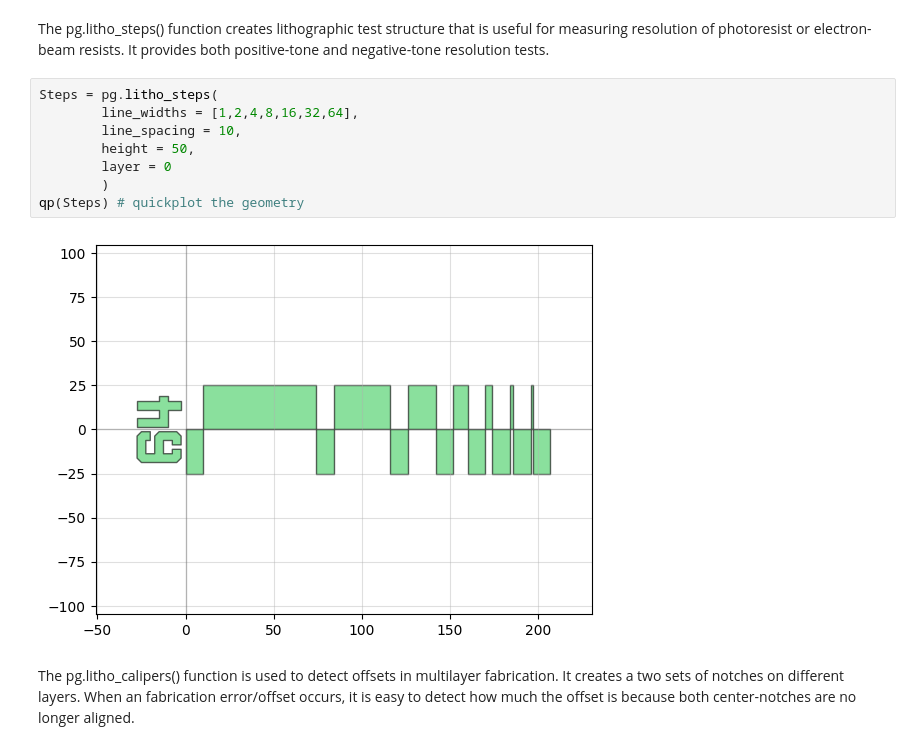
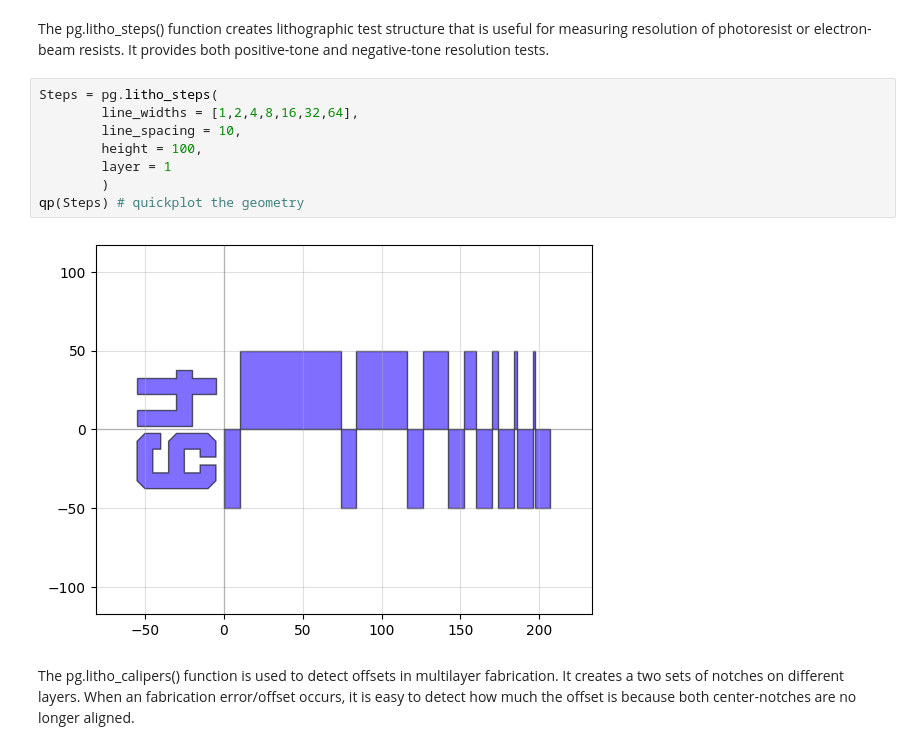
Before and after one commit to hacker-fab/Layout-tool-dev, a Jupyter notebook: phidl_drc_v0.ipynb, the cells around one changed output. Cells and saved outputs as stored; diff of their text form.

```diff
--- a/phidl_drc_v0.ipynb
+++ b/phidl_drc_v0.ipynb
@@ -16,13 +16,13 @@ The pg.litho_steps() function creates lithographic test structure that is useful
 # %%
 Steps = pg.litho_steps(
         line_widths = [1,2,4,8,16,32,64],
         line_spacing = 10,
-        height = 50,
-        layer = 0
+        height = 100,
+        layer = 1
         )
 qp(Steps) # quickplot the geometry
 # %% [output]
-[figure, old version]
+[figure, new version]
 # %% [markdown]
 The pg.litho_calipers() function is used to detect offsets in multilayer fabrication. It creates a two sets of notches on different layers. When an fabrication error/offset occurs, it is easy to detect how much the offset is because both center-notches are no longer aligned.
 # %%
```
Also changed, not shown: parts of 8 cells of this notebook.
